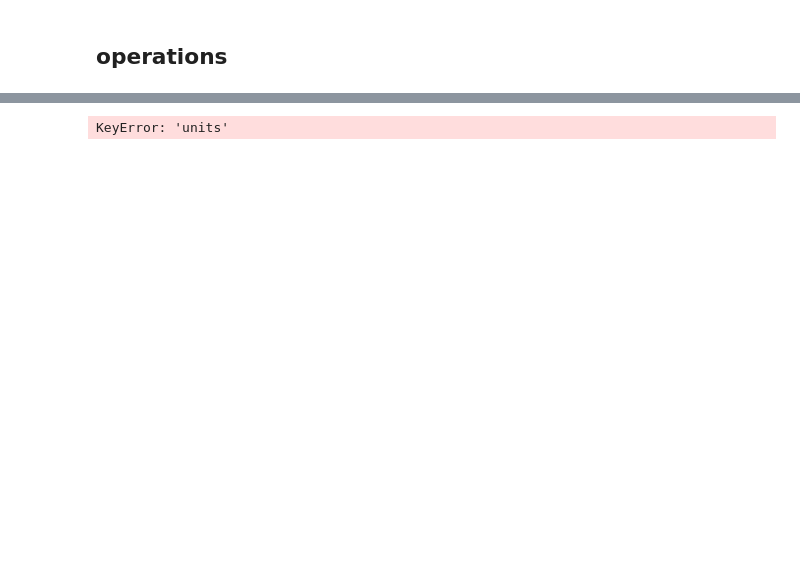
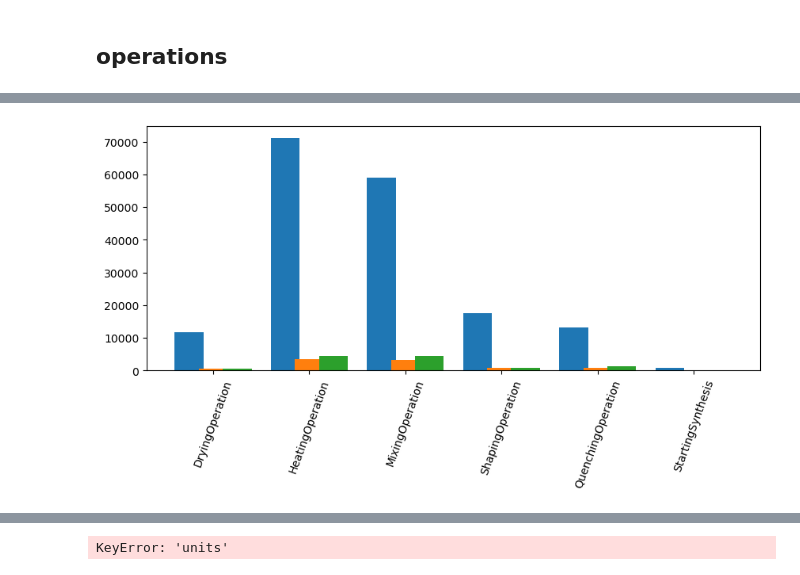
Before and after one commit to git-jhyang/inorganic_synthesis, a Jupyter notebook: notebooks/analysis_data.ipynb, the cells around one changed output, grey strips where cells are left out. Saved outputs shown, nothing was run; the diff lists cells and outputs as text; code cells hidden in the pictures; blank space fills up the shorter version.

Commit message:
data analysis

```diff
--- a/notebooks/analysis_data.ipynb
+++ b/notebooks/analysis_data.ipynb
@@ -244,18 +277,2 @@ with gzip.open('../data/parsed_data.pkl.gz','rb') as f:
 # %% [markdown]
 ## operations
-# %%
-operations = {'all':{}}
-has_temp = {'all':{}}
-has_time = {'all':{}}
-for k, dataset in parsed_data.items():
-    operations[k] = {}
-    for data in dataset:
-        for op in data['operations']:
-            op_type = op['type']
-            if op_type not in operations[k].keys():
-                operations[k][op_type] = 0
-            operations[k][op_type] += 1
-            if op_type not in operations['all'].keys():
-                operations['all'][op_type] = 0
-            operations['all'][op_type] += 1
-operations['all']
@@ -275,0 +336,18 @@ test_reactions 2934
+# %%
+s = ' '*15 + ' / type '
+keys = list(operations['train_reactions'].keys())
+for key in keys:
+    s += f'{key.split("Op")[0].split("Syn")[0]:>15s}'
+print(s)
+
+for ds in operations.keys():
+    s = [f'{ds:15s}'] * 3
+    s[0] += ' / Op.  '
+    s[1] += ' / Tmp. '
+    s[2] += ' / Time '
+    for key in keys:
+        s[0] += f'{operations[ds][key]:15d}'
+        s[1] += f'{len(temp_vals[ds][key]):15d}'
+        s[2] += f'{len(time_vals[ds][key]):15d}'
+    for _s in s: print(_s)
+    print()
@@ -275,0 +367,10 @@ test_reactions 2934
+# %%
+f, ax = plt.subplots(1,1,figsize=(10,4))
+keys = list(operations['train_reactions'].keys())
+for i, op in enumerate(operations.values()):
+    for j, key in enumerate(keys):
+        val = op.get(key)
+        ax.bar(j+(i-1)*0.25, val, width=0.3, color=mpl.cm.tab10(i))
+_ = ax.set_xticks(np.arange(len(keys)), labels=keys, rotation=70)
+# %% [output]
+[figure, added]
```
Also changed, not shown: parts of 48 cells of this notebook, 1 other file.
